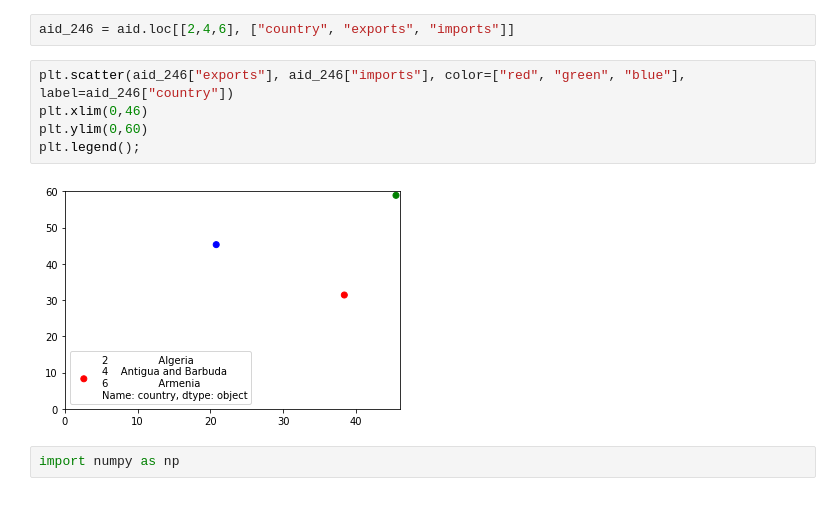
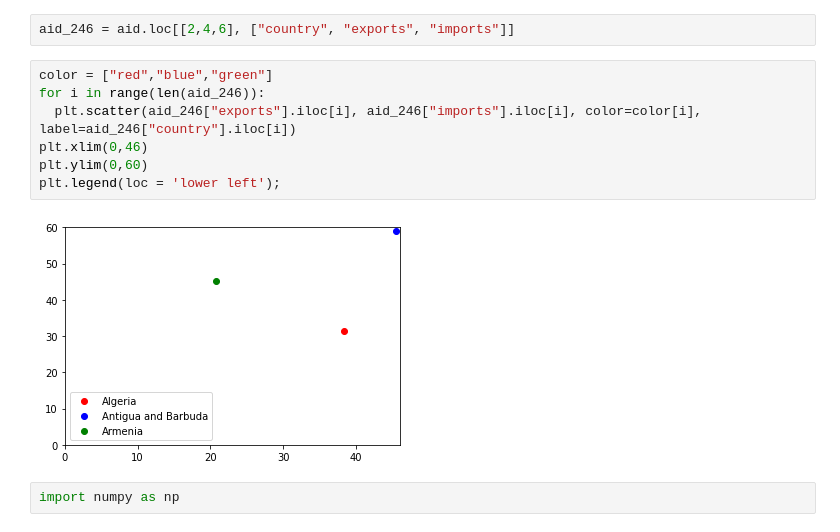
Before and after one commit to Ryu4824/code-states, a Jupyter notebook: Sprint3_Mini_Project_(10조).ipynb, the cells around one changed output. Cells and saved outputs as stored; diff of their text form.

```diff
--- a/Sprint3_Mini_Project_(10조).ipynb
+++ b/Sprint3_Mini_Project_(10조).ipynb
@@ -156,12 +156,14 @@ aid_clean.loc[113,"inflation"]
 # %%
 aid_246 = aid.loc[[2,4,6], ["country", "exports", "imports"]]
 # %%
-plt.scatter(aid_246["exports"], aid_246["imports"], color=["red", "green", "blue"], label=aid_246["country"])
+color = ["red","blue","green"]
+for i in range(len(aid_246)):
+  plt.scatter(aid_246["exports"].iloc[i], aid_246["imports"].iloc[i], color=color[i], label=aid_246["country"].iloc[i])
 plt.xlim(0,46)
 plt.ylim(0,60)
-plt.legend();
+plt.legend(loc = 'lower left');
 # %% [output]
-[figure, old version]
+[figure, new version]
 # %%
 import numpy as np
 # %%
```
Also changed, not shown: parts of 2 cells of this notebook.
